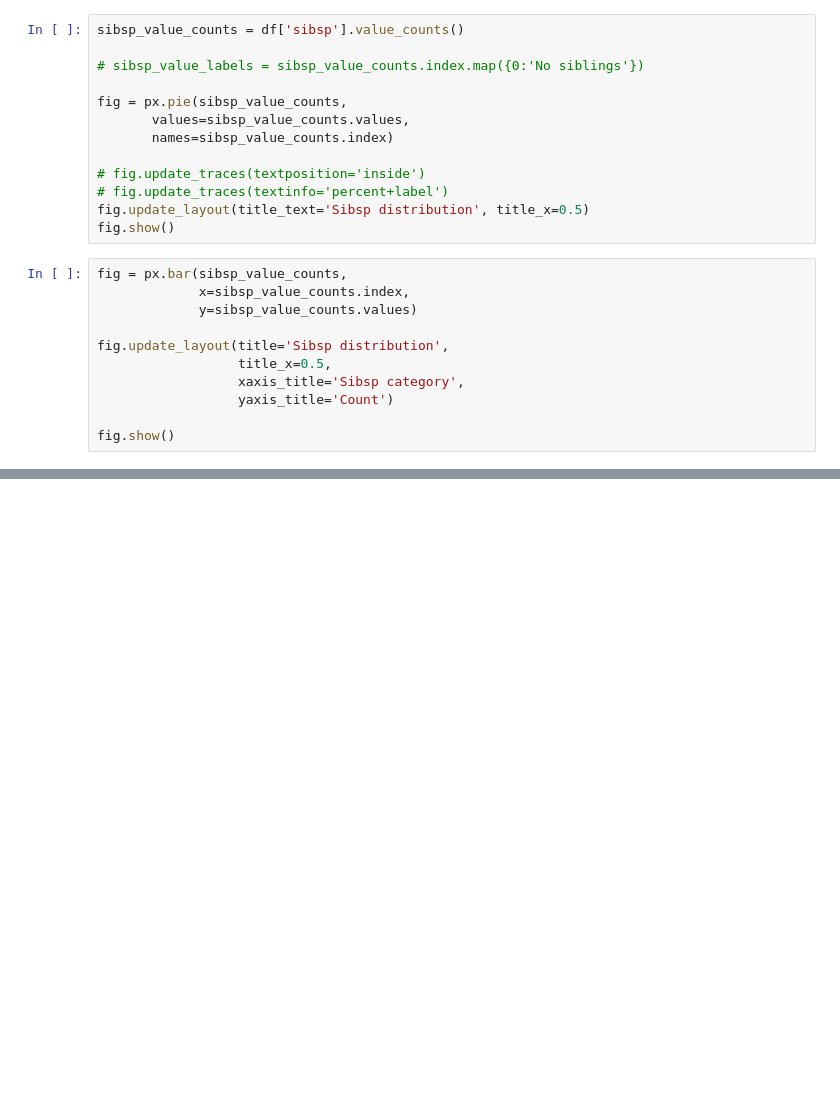
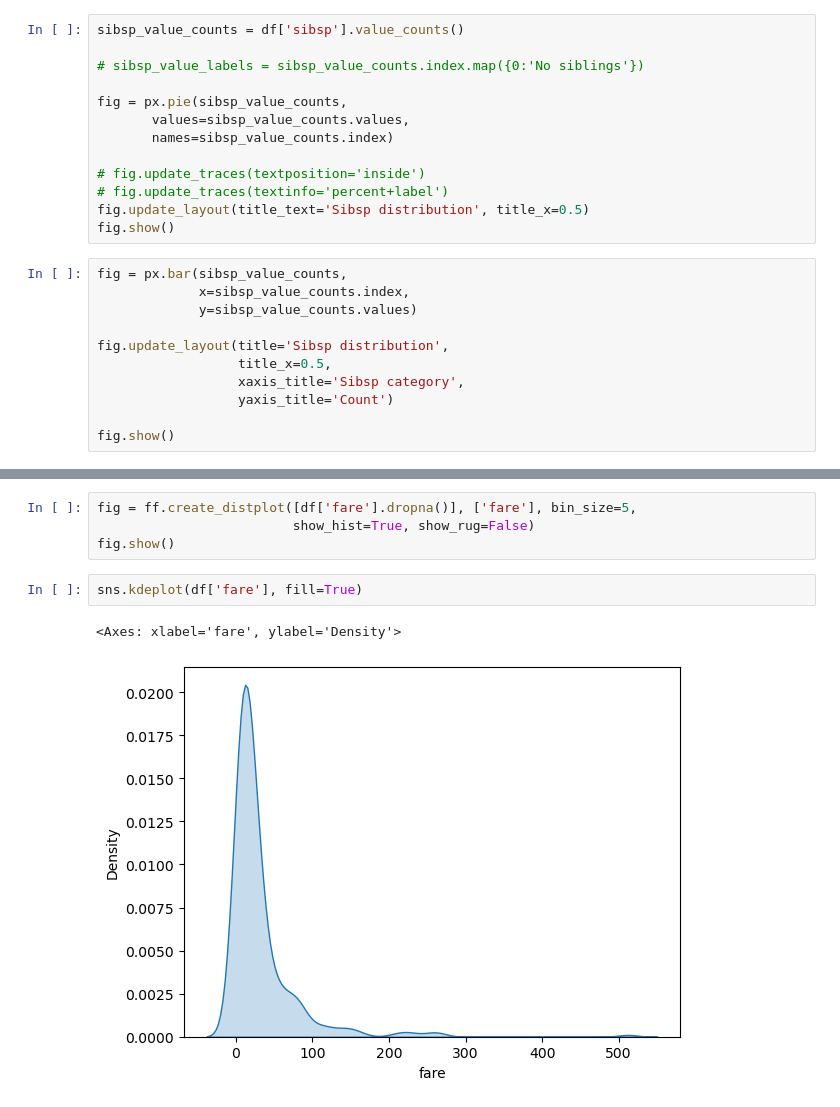
Before and after one commit to Ghazi-work/Python-Pandas, a Jupyter notebook: Visualization_practice/06_Visualization.ipynb, the cells around one changed output, grey strips where cells are left out. Saved outputs shown, nothing was run; the diff lists cells and outputs as text; blank space fills up the shorter version.

Commit message:
06_Visualization univariate analysis done!

```diff
--- a/pandas_practice/06_Visualization.ipynb
+++ b/Visualization_practice/06_Visualization.ipynb
@@ -317,0 +411,9 @@ fig.show()
+# %%
+fig = ff.create_distplot([df['fare'].dropna()], ['fare'], bin_size=5,
+                         show_hist=True, show_rug=False)
+fig.show()
+# %%
+sns.kdeplot(df['fare'], fill=True)
+# %% [output]
+<Axes: xlabel='fare', ylabel='Density'>
+[figure, added]
```
Also changed, not shown: parts of 19 cells of this notebook.
